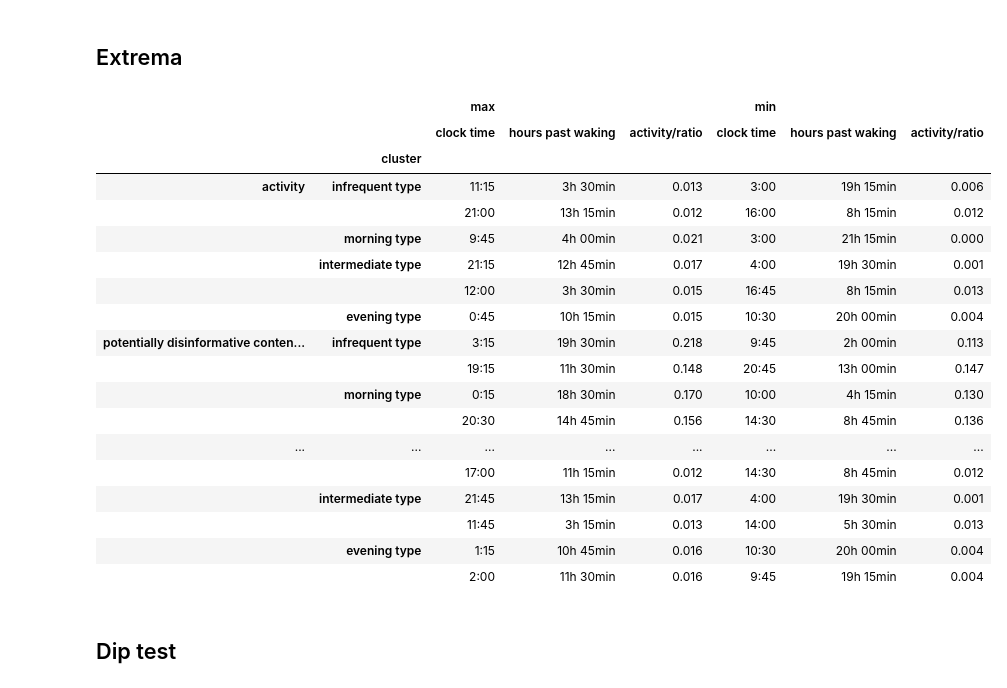
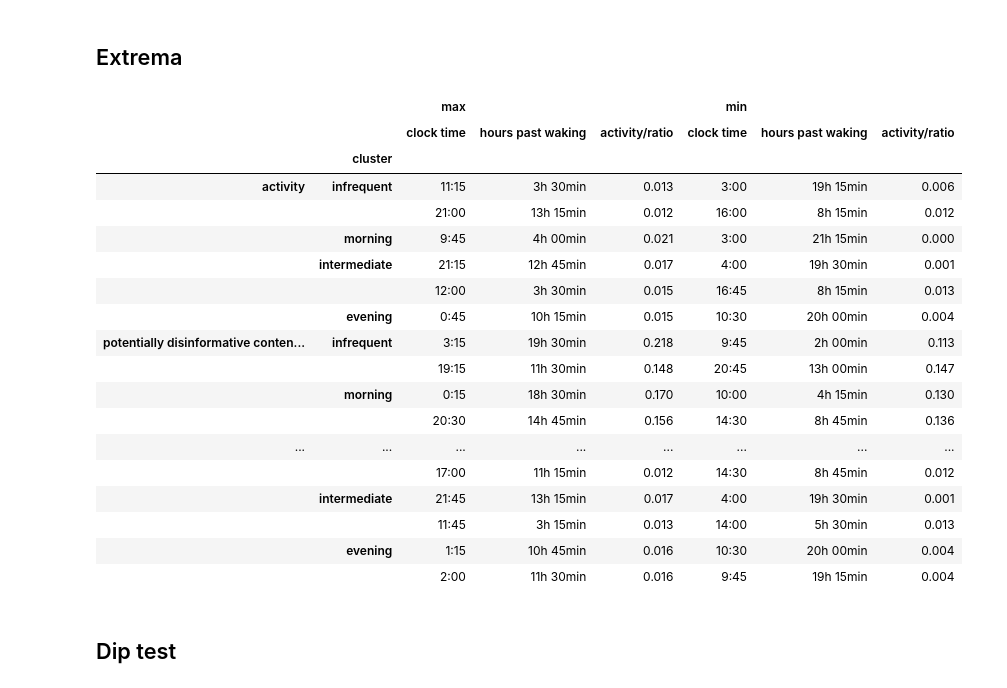
Before and after one commit to estockinger/diurnal-misinformation, a Jupyter notebook: notebooks/Germany_fourier.ipynb, the cells around one changed output. Cells and saved outputs as stored; diff of their text form; code cells hidden in the pictures.

```diff
--- a/notebooks/Germany_fourier.ipynb
+++ b/notebooks/Germany_fourier.ipynb
@@ -91,31 +90,41 @@ The PostScript backend does not support transparency; partially transparent arti
 # %% [markdown]
 ## Extrema
+# %%
+rename_clusters={c:c.split()[0] for c in Clusters.order()}
+rename_statpval={0:'statistic', 1: '\pvalue'}
 # %%
 statsignals = {"activity": activity_result, "potentially disinformative content ratio": ratio_result, "potentially disinformative activity": disinf_activity_result}
-style_extrema_stats_df(
+activity_ratio_stats_style = style_extrema_stats_df(
     activity_result.increased_activity,
+    rename_dict=dict(index=rename_clusters),
     **statsignals,
     index_slice=pd.IndexSlice[statsignals.keys(), Clusters.order(), [0,1], :]
 )
+save_to_latex(
+    config,
+    activity_ratio_stats_style,
+    'activity_ratio_stats_all',
+    caption="Times of maximum and minimum of activity and of ratios of potentially disinformative content per cluster sorted by extremity.")
+activity_ratio_stats_style
 # %% [output]
 |  |  | max |  |  | min |  |  |
 |  |  | clock time | hours past waking | activity/ratio | clock time | hours past waking | activity/ratio |
 |  | cluster |  |  |  |  |  |  |
-| activity | infrequent type | 11:15 | 3h 30min | 0.013 | 3:00 | 19h 15min | 0.006 |
+| activity | infrequent | 11:15 | 3h 30min | 0.013 | 3:00 | 19h 15min | 0.006 |
 |  |  | 21:00 | 13h 15min | 0.012 | 16:00 | 8h 15min | 0.012 |
-|  | morning type | 9:45 | 4h 00min | 0.021 | 3:00 | 21h 15min | 0.000 |
-|  | intermediate type | 21:15 | 12h 45min | 0.017 | 4:00 | 19h 30min | 0.001 |
+|  | morning | 9:45 | 4h 00min | 0.021 | 3:00 | 21h 15min | 0.000 |
+|  | intermediate | 21:15 | 12h 45min | 0.017 | 4:00 | 19h 30min | 0.001 |
 |  |  | 12:00 | 3h 30min | 0.015 | 16:45 | 8h 15min | 0.013 |
-|  | evening type | 0:45 | 10h 15min | 0.015 | 10:30 | 20h 00min | 0.004 |
-| potentially disinformative conten... | infrequent type | 3:15 | 19h 30min | 0.218 | 9:45 | 2h 00min | 0.113 |
+|  | evening | 0:45 | 10h 15min | 0.015 | 10:30 | 20h 00min | 0.004 |
+| potentially disinformative conten... | infrequent | 3:15 | 19h 30min | 0.218 | 9:45 | 2h 00min | 0.113 |
 |  |  | 19:15 | 11h 30min | 0.148 | 20:45 | 13h 00min | 0.147 |
-|  | morning type | 0:15 | 18h 30min | 0.170 | 10:00 | 4h 15min | 0.130 |
+|  | morning | 0:15 | 18h 30min | 0.170 | 10:00 | 4h 15min | 0.130 |
 |  |  | 20:30 | 14h 45min | 0.156 | 14:30 | 8h 45min | 0.136 |
 | ... | ... | ... | ... | ... | ... | ... | ... |
 |  |  | 17:00 | 11h 15min | 0.012 | 14:30 | 8h 45min | 0.012 |
-|  | intermediate type | 21:45 | 13h 15min | 0.017 | 4:00 | 19h 30min | 0.001 |
+|  | intermediate | 21:45 | 13h 15min | 0.017 | 4:00 | 19h 30min | 0.001 |
 |  |  | 11:45 | 3h 15min | 0.013 | 14:00 | 5h 30min | 0.013 |
-|  | evening type | 1:15 | 10h 45min | 0.016 | 10:30 | 20h 00min | 0.004 |
+|  | evening | 1:15 | 10h 45min | 0.016 | 10:30 | 20h 00min | 0.004 |
 |  |  | 2:00 | 11h 30min | 0.016 | 9:45 | 19h 15min | 0.004 |
 # %% [markdown]
 ## Dip test
```
Also changed, not shown: parts of 9 cells of this notebook, 8 other files.
